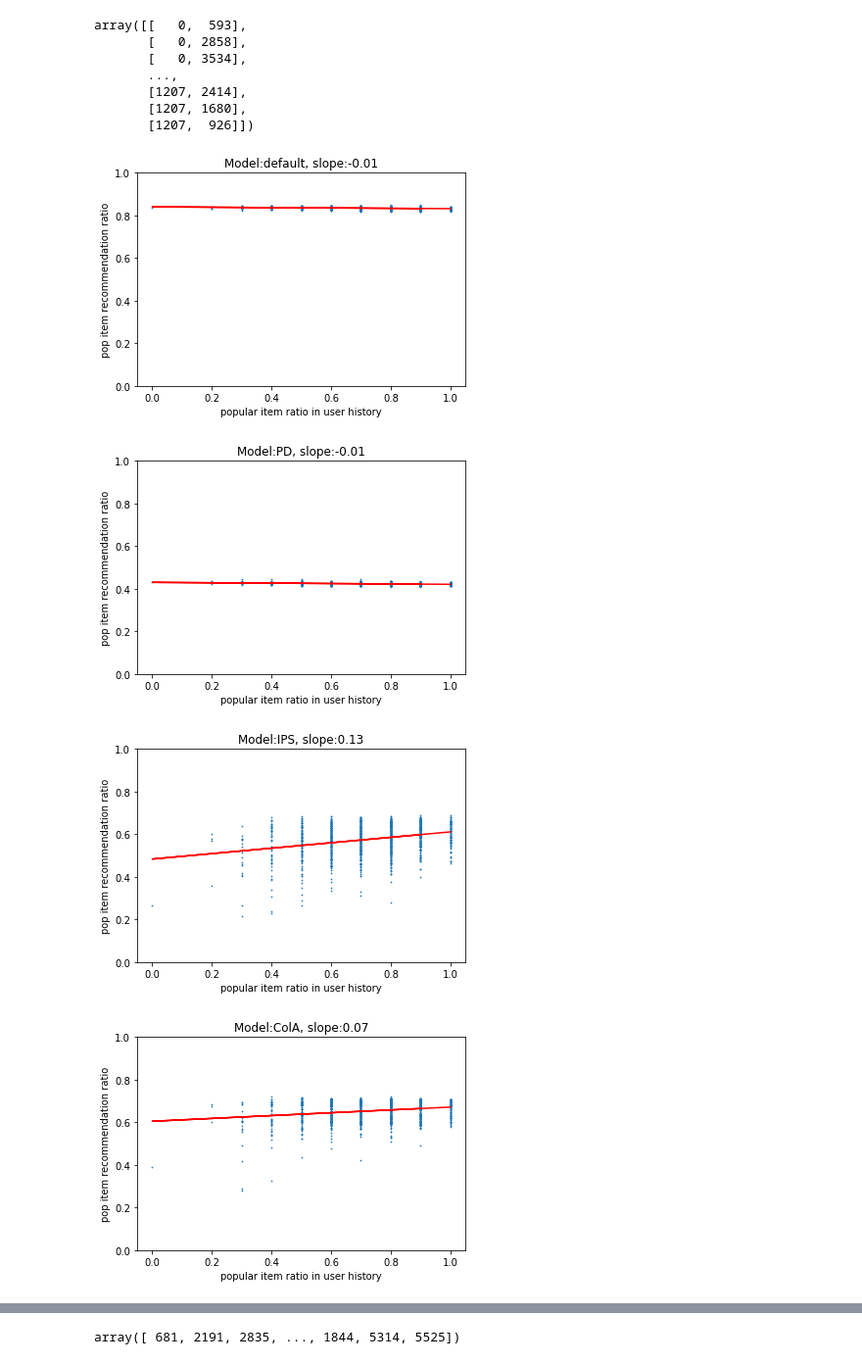
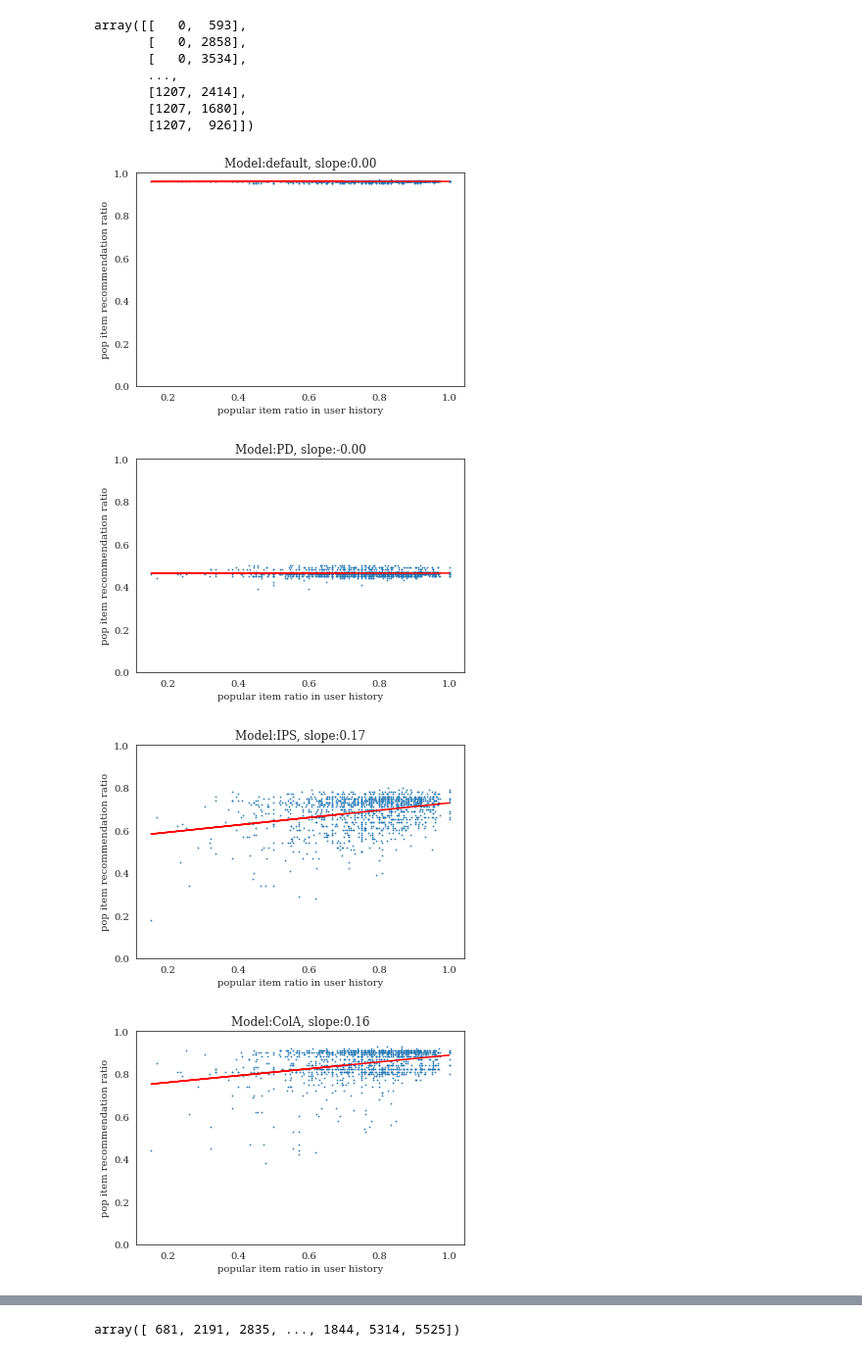
Before and after one commit to MinSeok-Pons-Kim/MELU_pytorch, a Jupyter notebook: movielens/ml-1m/data_analysis_freq-Copy1.ipynb, the cells around one changed output, grey strips where cells are left out. Shown at 98% size. Saved outputs shown, nothing was run; the diff lists cells and outputs as text; code cells hidden in the pictures.

```diff
--- a/movielens/ml-1m/data_analysis_freq-Copy1.ipynb
+++ b/movielens/ml-1m/data_analysis_freq-Copy1.ipynb
@@ -924,6 +1251,6 @@ ax.legend(loc='upper left')
 # %%
 test_ways = ['old_user']# ['10_old_user', '20_old_user', 'old_user']#,'new_user']
-seeds = [2]
+seeds = [1]
 masking = True
 anchor_list=[total_items, pop_items, tail_items, niche_items]
 import torch
@@ -935,8 +1262,8 @@ for seed_tmp in seeds:
         evaluations = dict()
         #break
         # 이용기록을 masking을 하는 경우, 해당 인덱스를 -inf값으로 집어넣어준다. 값이 낮아야 -1을 곱한 후 오름차순 소팅하면 랭킹이 뒤로밀림.
-        if masking:
-            predictions[ui_pairs.transpose()] = float('-inf')
+        #if masking:
+        #    predictions[ui_pairs.transpose()] = float('-inf')
 
 
         # [user, item] prediction 결과를 sorting하고
@@ -1126,7 +1461,7 @@ len(score_data.loc[score_data['pop']==1])/len(score_data)
 # %%
-test_ways = ['new_user', 'old_user']
+test_ways = ['new_user']#, 'old_user']
 anchor_list=[total_items, pop_items, tail_items, niche_items]
-models = ['', 'PD', 'IPS', 'ColA']
+models = ['', 'PD', 'IPS', 'ColA', 'ColMSU32'] # ,
 total_df = pd.DataFrame([])
 seeds = [0]
 for model in models:
@@ -1463,3 +1891,29 @@ x.shape, y.shape, predictions.shape
 global_popularity.shape
 # %% [output]
 (3704,)
+# %%
+test_ways = ['new_user']
+anchor_list=[total_items, pop_items, tail_items, niche_items]
+models = ['']#, 'PD', 'IPS', 'ColA']
+seeds = [0]
+item_idx = torch.load('_'.join(['../../eval_result/', 'total_item_idx', test_way, str(seed_tmp), '.pt']))
+x = global_popularity[item_idx[0].numpy()].to_numpy()
+for model in models:
+    for seed_tmp in seeds:
+        for test_way in test_ways:
+            predictions = torch.load('_'.join(['../../eval_result/', 'total_preds', test_way+model, str(seed_tmp), '.pt']))
+            y = predictions.mean(axis=0)
+            y = (y-y.min())/(y.max()-y.min())
+            m, b = np.polyfit(x, y, 1)
+
+            if model=='':
+                model= 'default'
+            #plt.plot(x, m*x + b, color='red')
+
+            plt.scatter(x, y, s=0.5)
+            plt.ylim(0,1)
+            #lt.xlabel("Item popularity")
+            #lt.ylabel("Item prediction score")
+            #plt.title('Model:{}, slope:{:.2f}'.format(model, m))
+            plt.savefig('./fig1.svg', format='svg')
+            plt.show()
@@ -1533,15 +1989,15 @@ array([[   0,  593],
 # %%
 test_ways = ['new_user']
 anchor_list=[total_items, pop_items, tail_items, niche_items]
-models = ['', 'PD', 'IPS', 'ColA']
+models = ['', 'PD', 'IPS', 'ColA', 'ColMSU32']
 seeds = [0]
-masking=True
+masking=False
 x = global_popularity[item_idx[0].numpy()].to_numpy()
 for model in models:
     for seed_tmp in seeds:
         for test_way in test_ways:
             predictions = torch.load('_'.join(['../../eval_result/', 'total_preds', test_way+model, str(seed_tmp), '.pt']))
-            #item_idx = torch.load('_'.join(['../../eval_result/', 'total_item_idx', test_way+model, str(seed_tmp), '.pt']))
+            item_idx = torch.load('_'.join(['../../eval_result/', 'total_item_idx', test_way+model, str(seed_tmp), '.pt']))
             evaluations = dict()
             #break
             # 이용기록을 masking을 하는 경우, 해당 인덱스를 -inf값으로 집어넣어준다. 값이 낮아야 -1을 곱한 후 오름차순 소팅하면 랭킹이 뒤로밀림.
@@ -1558,35 +2014,35 @@ for model in models:
 
 
             # [user, item] prediction 결과를 sorting하고
             # sorting된 결과에서 pop_item의 비율을 재서 plot을 해봄.
             #topk = [10, 20, 50, 100, 500]
             #topk = [int(0.25*len(pop_items)), int(0.5*len(pop_items)), len(pop_items)]
-            topk = [int(0.5*len(pop_items))]
+            topk = [100]
 
             sort_idx = (-predictions).argsort(axis=1)
             item_rank = np.take_along_axis(item_idx.numpy(),sort_idx.numpy(), axis=1) # rank items in descending order
             for k in topk:
                 pop_ratio = np.isin(item_rank[..., :k], pop_items).mean(axis=-1)#.mean() # check percentage of popular items in top-k predictions
 
                 x = (user_pop_cnt.sum()/user_pop_cnt.count())[np.sort(cold_u_score.user_id.unique())]
                 y = pop_ratio
                 m, b = np.polyfit(x, y, 1)
 
                 if model=='':
                     model= 'default'
                 plt.plot(x, m*x + b, color='red')
 
                 plt.scatter(x, y, s=0.5)
                 plt.xlabel("popular item ratio in user history")
                 plt.ylabel("pop item recommendation ratio")
                 plt.ylim(0,1)
                 plt.title('Model:{}, slope:{:.2f}'.format(model, m))
                 plt.show()
 
             break
         break
 # %% [output]
-[figure, old version]
+[figure, new version]
-[figure, old version]
+[figure, new version]
-[figure, old version]
+[figure, new version]
-[figure, old version]
+[figure, new version]
```
Also changed, not shown: parts of 95 cells of this notebook, 9 other files.
